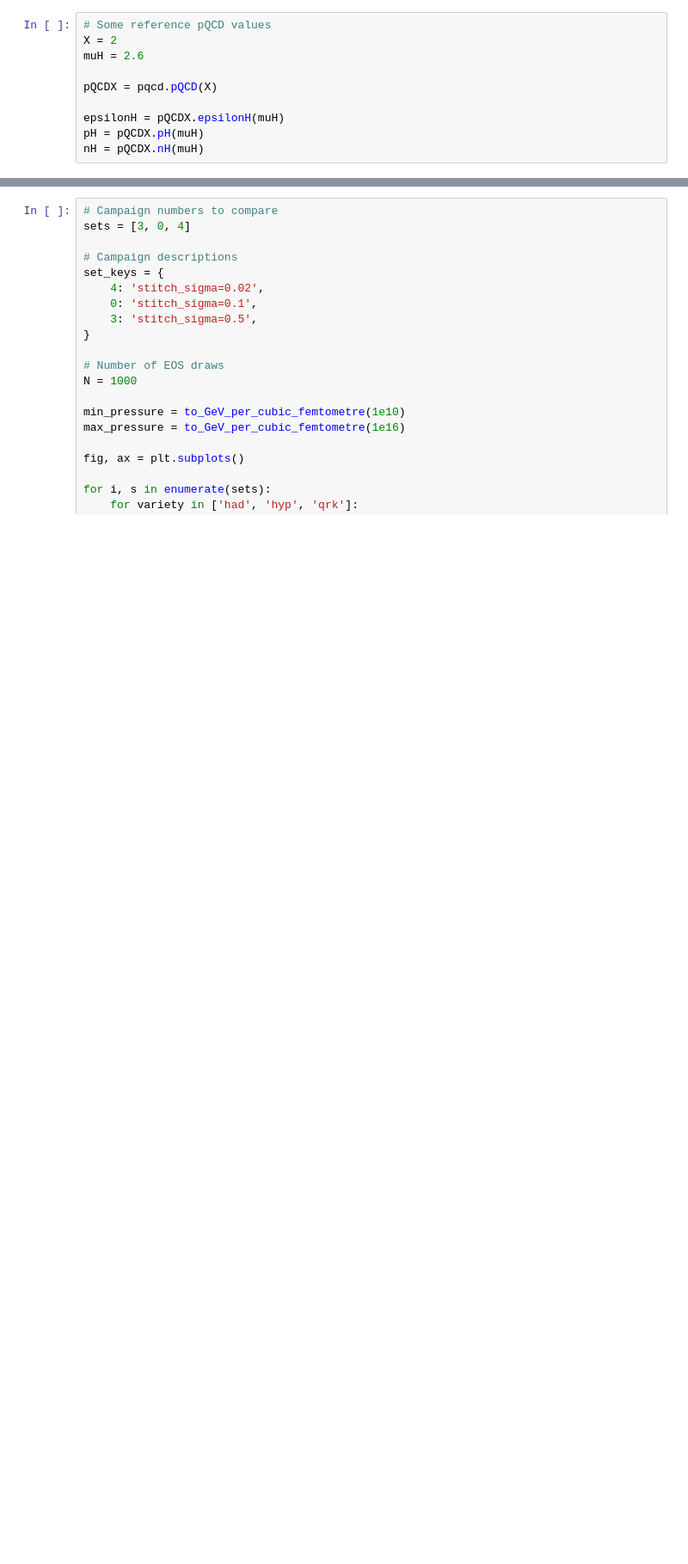
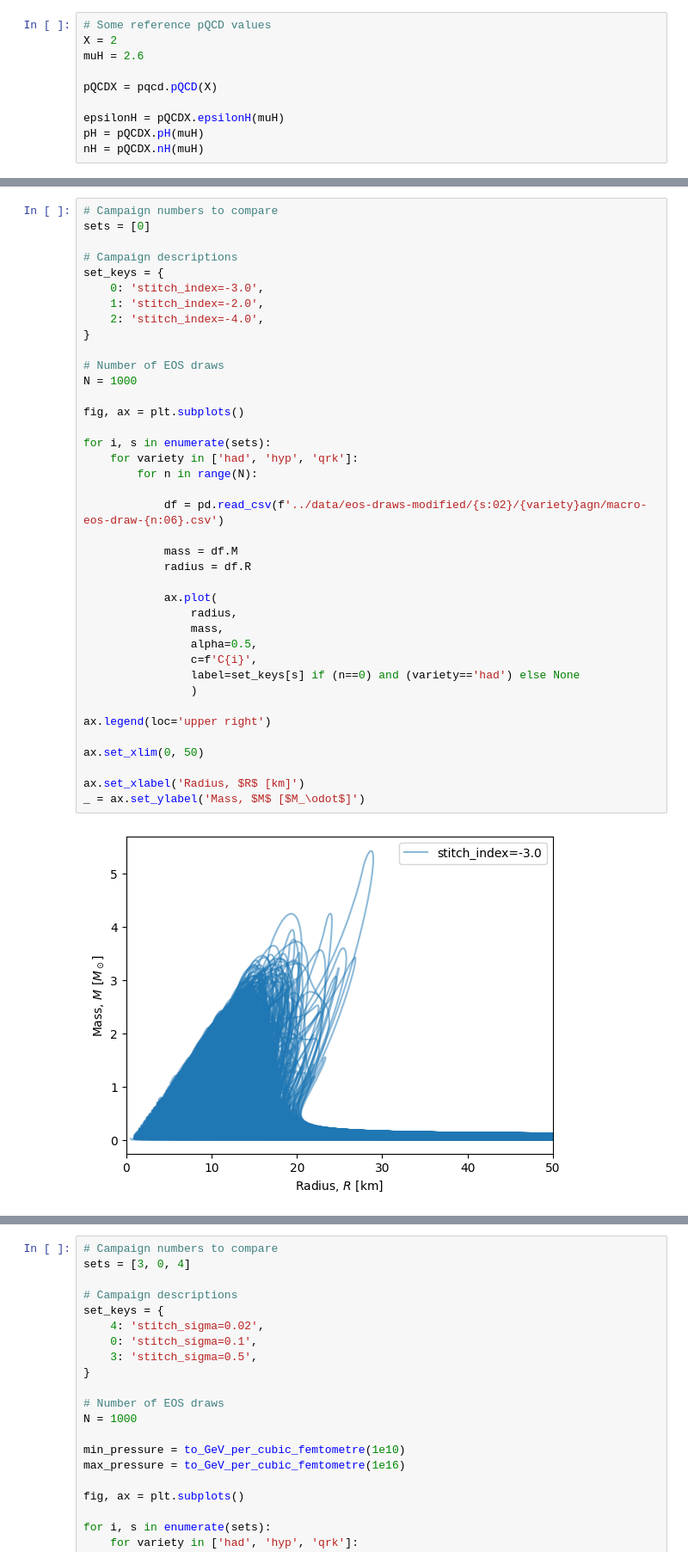
Before and after one commit to eliotfinch/pqcd, a Jupyter notebook: notebooks/inspect_modified_eos_draws.ipynb, the cells around one changed output, grey strips where cells are left out. Shown at 86% size. Drawn from its saved outputs; the diff is of its cells as text; blank space fills up the shorter version.

```diff
--- a/notebooks/inspect_modified_eos_draws.ipynb
+++ b/notebooks/inspect_modified_eos_draws.ipynb
@@ -74,0 +75,41 @@ _ = ax.set_ylabel(r'Speed of sound squared, $c_s^2$')
+# %%
+# Campaign numbers to compare
+sets = [0]
+
+# Campaign descriptions
+set_keys = {
+    0: 'stitch_index=-3.0',
+    1: 'stitch_index=-2.0',
+    2: 'stitch_index=-4.0',
+}
+
+# Number of EOS draws
+N = 1000
+
+fig, ax = plt.subplots()
+
+for i, s in enumerate(sets):
+    for variety in ['had', 'hyp', 'qrk']:
+        for n in range(N):
+
+            df = pd.read_csv(f'../data/eos-draws-modified/{s:02}/{variety}agn/macro-eos-draw-{n:06}.csv')
+
+            mass = df.M
+            radius = df.R
+
+            ax.plot(
+                radius,
+                mass,
+                alpha=0.5,
+                c=f'C{i}',
+                label=set_keys[s] if (n==0) and (variety=='had') else None
+                )
+
+ax.legend(loc='upper right')
+
+ax.set_xlim(0, 50)
+
+ax.set_xlabel('Radius, $R$ [km]')
+_ = ax.set_ylabel('Mass, $M$ [$M_\odot$]')
+# %% [output]
+[figure, added]
```
Also changed, not shown: parts of 31 cells of this notebook.
